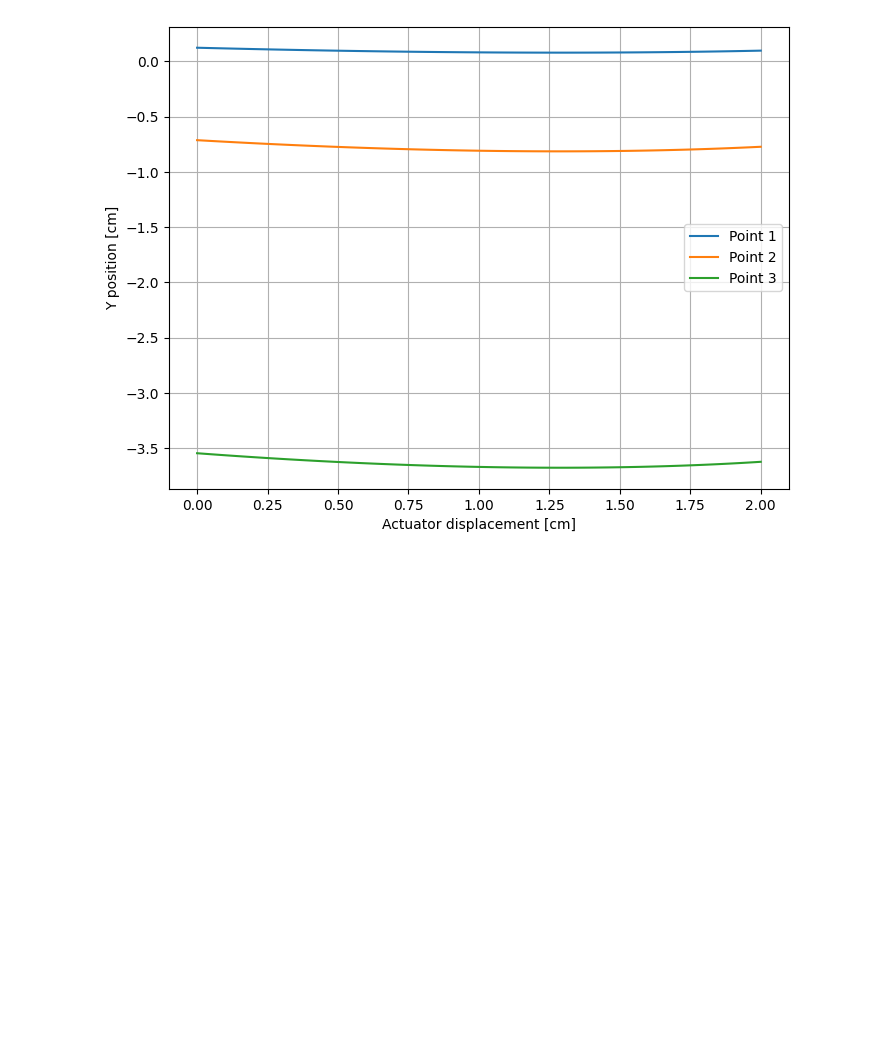
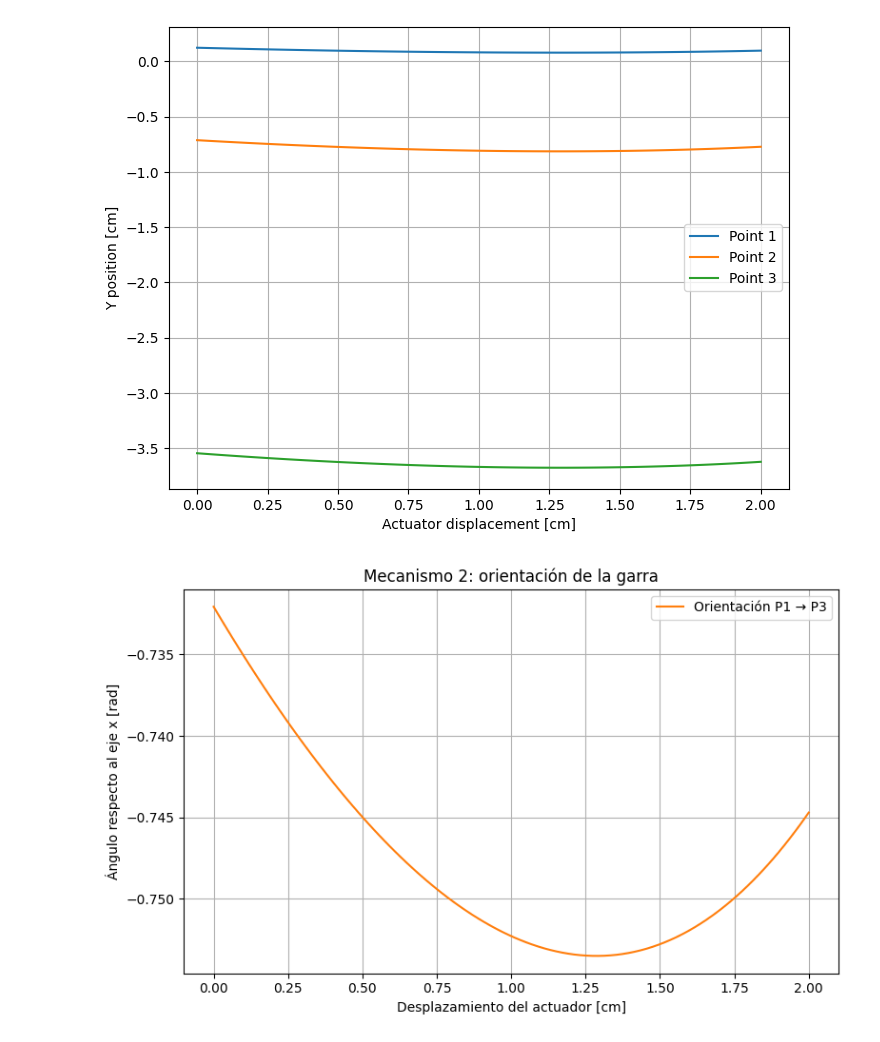
Before and after one commit to JuanPabloSequeraBarrera/Parcial1_dinamica, a Jupyter notebook: parcial1.ipynb, the cells around one changed output. Drawn from its saved outputs; the diff is of its cells as text; code cells hidden in the pictures; blank space fills up the shorter version.

```diff
--- a/parcial1.ipynb
+++ b/parcial1.ipynb
@@ -271,33 +334,58 @@ plt.show()
 #Graph 2
 plt.figure(figsize=(8, 6))
 
 plt.plot(x_values, P1_x, label='Point 1')
 plt.plot(x_values, P2_x, label='Point 2')
 plt.plot(x_values, P3_x, label='Point 3')
 
 plt.xlabel('Actuator displacement [cm]')
 plt.ylabel('X position [cm]')
 plt.grid(True)
 plt.legend()
 plt.show()
 
 #graph 3
 
 plt.figure(figsize=(8, 6))
 
 plt.plot(x_values, P1_y, label='Point 1')
 plt.plot(x_values, P2_y, label='Point 2')
 plt.plot(x_values, P3_y, label='Point 3')
 
 plt.xlabel('Actuator displacement [cm]')
 plt.ylabel('Y position [cm]')
 plt.grid(True)
 plt.legend()
 plt.show()
+
+# MECANISMO 2 PUNTO D
+
+deltax2 = np.asarray(P3_x) - np.asarray(P1_x)
+deltay2 = np.asarray(P3_y) - np.asarray(P1_y)
+
+angulo2 = np.arctan2(deltay2, deltax2)
+
+plt.figure(figsize=(8, 5))
+
+plt.plot(
+    x_values,
+    angulo2,
+    color="tab:orange",
+    label="Orientación P1 → P3"
+)
+
+plt.xlabel("Desplazamiento del actuador [cm]")
+plt.ylabel("Ángulo respecto al eje x [rad]")
+plt.title("Mecanismo 2: orientación de la garra")
+plt.grid(True)
+plt.legend()
+plt.tight_layout()
+plt.show()
 # %% [output]
 [figure]
 [figure]
 [figure]
+[figure, added]
 # %% [markdown]
 ![image.png](attachment:image.png)
 # %%
```
Also changed, not shown: parts of 3 cells of this notebook, 1 other file.
